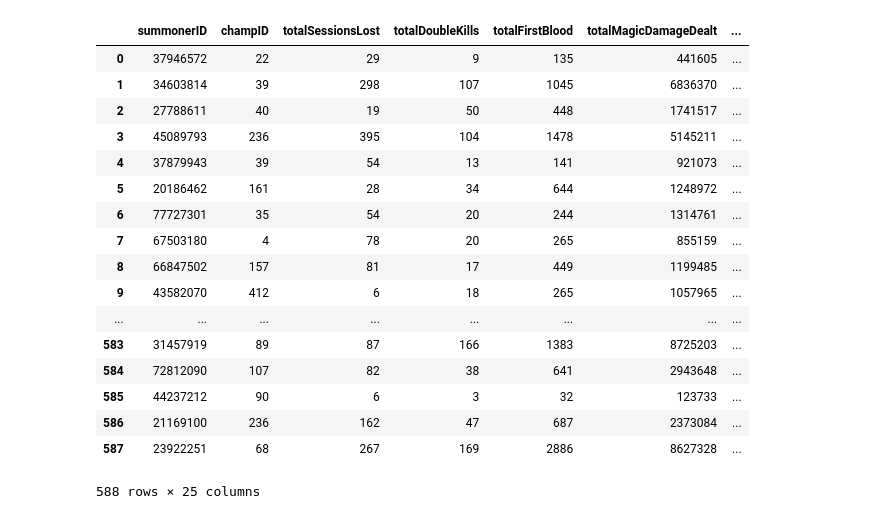
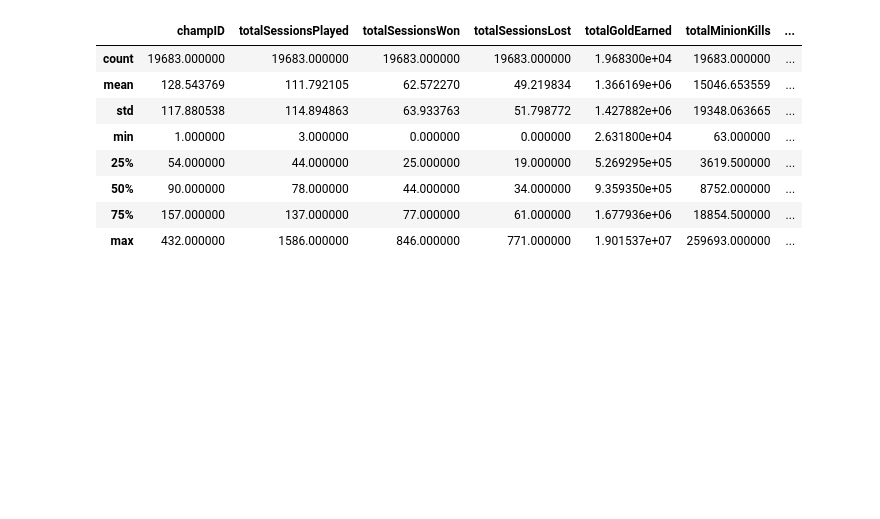
Before and after one commit to dmartr/ADA-Project, a Jupyter notebook: Data Analysis Notebook.ipynb, the cells around one changed output. Saved outputs shown, nothing was run; the diff lists cells and outputs as text; code cells hidden in the pictures; blank space fills up the shorter version.

Commit message:
Data Analysis

```diff
--- a/Data Analysis Notebook.ipynb
+++ b/Data Analysis Notebook.ipynb
@@ -29,0 +6,2 @@ colums_index_total = ['summonerID', 'champID','totalSessionsLost', 'totalDoubleK
+# %%
+data_json = pd.read_pickle('summoner_stats.pkl')
@@ -30,12 +79,14 @@ colums_index_total = ['summonerID', 'champID','totalSessionsLost', 'totalDoubleK
 # %%
-list_pref_champ = []
-list_total = []
-for index in stats_json:
-    list_pref_champ.append([index,
-                            stats_json[index]['pref_champ']['id']] +  list(
-            stats_json[index]['pref_champ']['stats'].values()) )
-    list_total.append([index,
-                            stats_json[index]['total']['id']] +  list(
-            stats_json[index]['total']['stats'].values()) )
-df_pc = pd.DataFrame(list_pref_champ, columns = colums_index_prefChamp )
-df_t = pd.DataFrame(list_total, columns = colums_index_total )
+def build_dataframes(json, prefChamp_att, total_att):
+    list_pref_champ = []
+    list_total = []
+    for index in json:
+        list_pref_champ.append([index,
+                                stats_json[index]['pref_champ']['id']] +  list(
+                stats_json[index]['pref_champ']['stats'].values()))
+        list_total.append([index,
+                                stats_json[index]['total']['id']] +  list(
+                stats_json[index]['total']['stats'].values()))
+    df_pc = pd.DataFrame(list_pref_champ, columns = prefChamp_att)
+    df_total = pd.DataFrame(list_total, columns = total_att)
+    return df_pc, df_total
@@ -43,0 +93,11 @@ del list_pref_champ, list_total
+# %%
+df_pc, df_total = build_dataframes(data_json, prefChamp_att, total_att)
+# %%
+df_pc = df_pc.set_index('summonerID')
+print(df_pc.columns)
+df_pc = df_pc[['champID', 'totalSessionsPlayed', 'totalSessionsWon', 'totalSessionsLost', 'totalGoldEarned',
+               'totalMinionKills', 'totalTurretsKilled', 'totalPhysicalDamageDealt', 'totalMagicDamageDealt',
+               'totalDamageTaken', 'totalDeathsPerSession', 'maxNumDeaths', 'totalAssists', 'totalChampionKills', 'totalDoubleKills',
+               'totalTripleKills', 'totalQuadraKills', 'totalPentaKills', 'mostChampionKillsPerSession']]
+print(df_pc.dtypes)
+df_pc.head()
@@ -44,21 +163,12 @@ del list_pref_champ, list_total
 # %%
-df_pc
+df_pc.describe()
 # %% [output]
-|  | summonerID | champID | totalSessionsLost | totalDoubleKills | totalFirstBlood | totalMagicDamageDealt | ... |
-| 0 | 37946572 | 22 | 29 | 9 | 135 | 441605 | ... |
-| 1 | 34603814 | 39 | 298 | 107 | 1045 | 6836370 | ... |
-| 2 | 27788611 | 40 | 19 | 50 | 448 | 1741517 | ... |
-| 3 | 45089793 | 236 | 395 | 104 | 1478 | 5145211 | ... |
-| 4 | 37879943 | 39 | 54 | 13 | 141 | 921073 | ... |
-| 5 | 20186462 | 161 | 28 | 34 | 644 | 1248972 | ... |
-| 6 | 77727301 | 35 | 54 | 20 | 244 | 1314761 | ... |
-| 7 | 67503180 | 4 | 78 | 20 | 265 | 855159 | ... |
-| 8 | 66847502 | 157 | 81 | 17 | 449 | 1199485 | ... |
-| 9 | 43582070 | 412 | 6 | 18 | 265 | 1057965 | ... |
-| ... | ... | ... | ... | ... | ... | ... | ... |
-| 583 | 31457919 | 89 | 87 | 166 | 1383 | 8725203 | ... |
-| 584 | 72812090 | 107 | 82 | 38 | 641 | 2943648 | ... |
-| 585 | 44237212 | 90 | 6 | 3 | 32 | 123733 | ... |
-| 586 | 21169100 | 236 | 162 | 47 | 687 | 2373084 | ... |
-| 587 | 23922251 | 68 | 267 | 169 | 2886 | 8627328 | ... |
+|  | champID | totalSessionsPlayed | totalSessionsWon | totalSessionsLost | totalGoldEarned | totalMinionKills | ... |
+| count | 19683.000000 | 19683.000000 | 19683.000000 | 19683.000000 | 1.968300e+04 | 19683.000000 | ... |
+| mean | 128.543769 | 111.792105 | 62.572270 | 49.219834 | 1.366169e+06 | 15046.653559 | ... |
+| std | 117.880538 | 114.894863 | 63.933763 | 51.798772 | 1.427882e+06 | 19348.063665 | ... |
+| min | 1.000000 | 3.000000 | 0.000000 | 0.000000 | 2.631800e+04 | 63.000000 | ... |
+| 25% | 54.000000 | 44.000000 | 25.000000 | 19.000000 | 5.269295e+05 | 3619.500000 | ... |
+| 50% | 90.000000 | 78.000000 | 44.000000 | 34.000000 | 9.359350e+05 | 8752.000000 | ... |
+| 75% | 157.000000 | 137.000000 | 77.000000 | 61.000000 | 1.677936e+06 | 18854.500000 | ... |
+| max | 432.000000 | 1586.000000 | 846.000000 | 771.000000 | 1.901537e+07 | 259693.000000 | ... |
-588 rows × 25 columns
```
Also changed, not shown: parts of 12 cells of this notebook.
